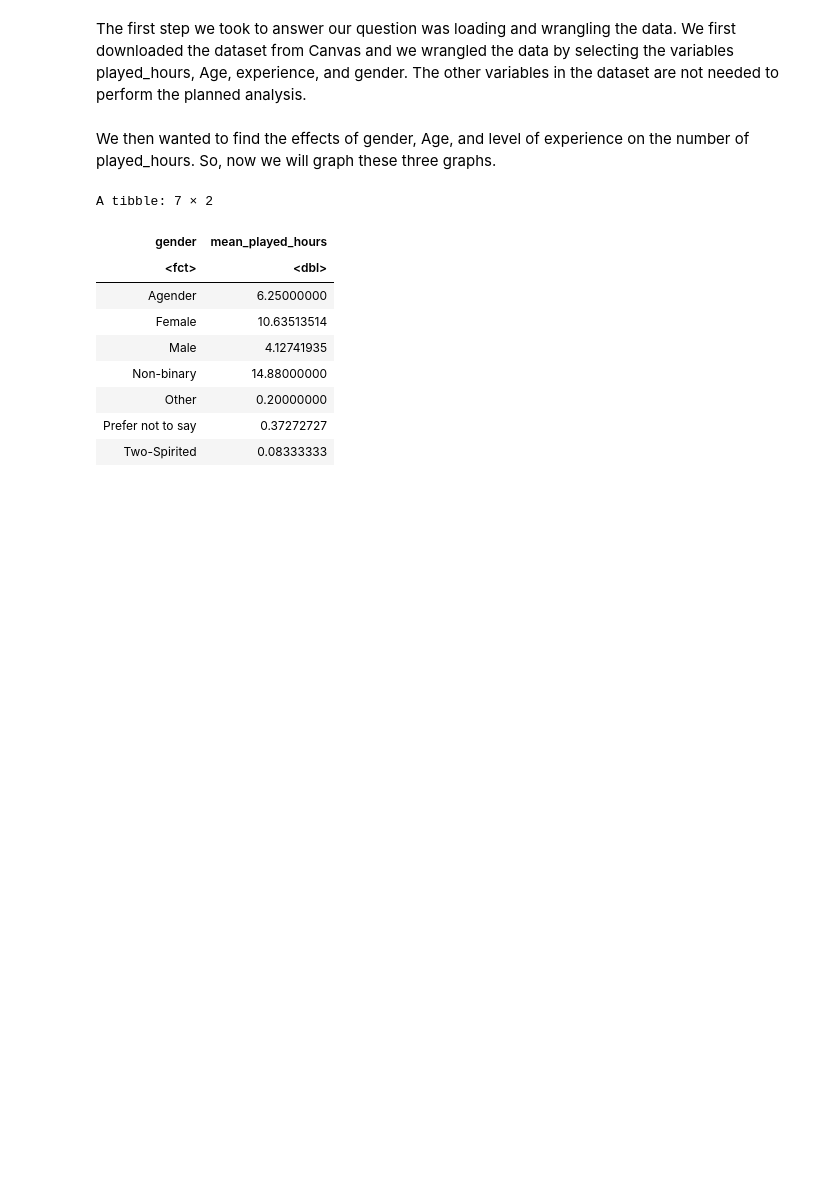
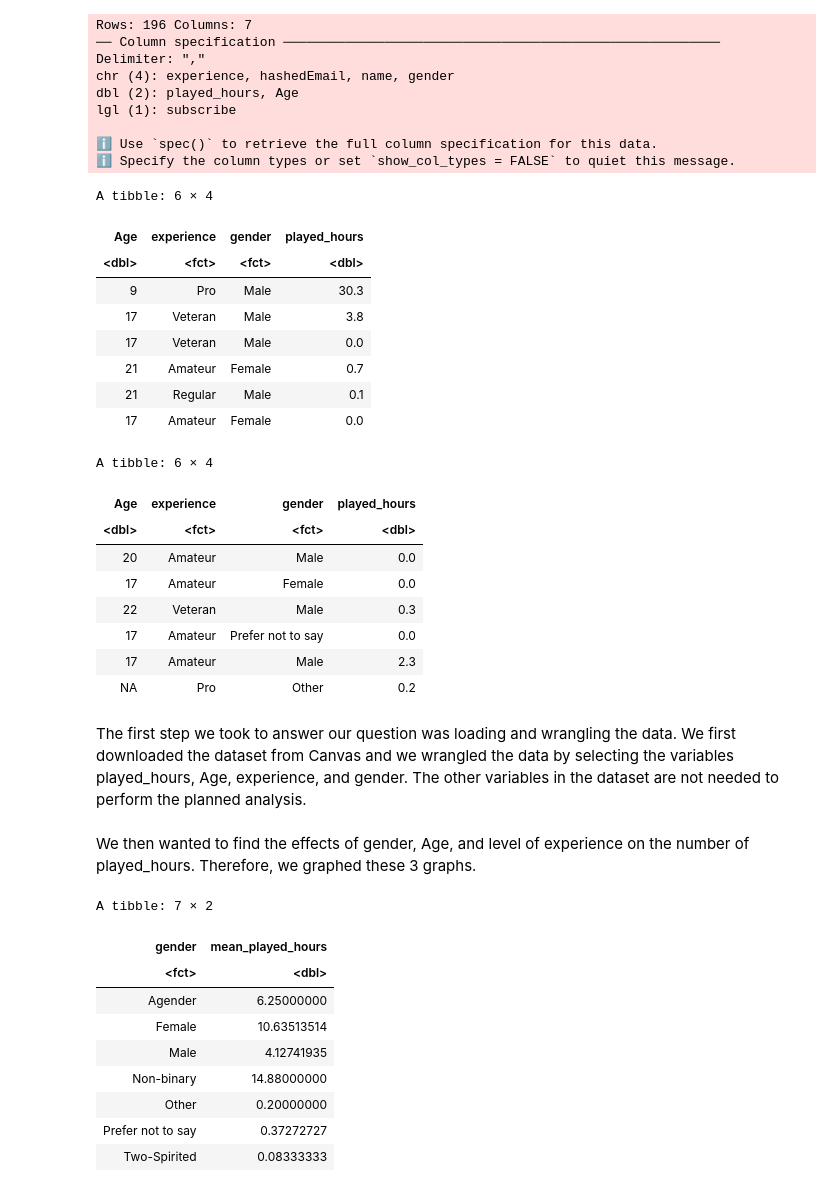
Before and after one commit to johnnyleeom/DSCI100-Project, a Jupyter notebook: Intro.ipynb, the cells around one changed output. Drawn from its saved outputs; the diff is of its cells as text; code cells hidden in the pictures; blank space fills up the shorter version.

```diff
--- a/Intro.ipynb
+++ b/Intro.ipynb
@@ -9,7 +47,43 @@ tail(players)
+# %%
+players <- read_csv("players.csv")
+players <- players |>
+    select(Age, experience, gender, played_hours) |>
+    mutate(experience = as.factor(experience)) |>
+    mutate(gender = as.factor(gender))
+head(players)
+tail(players)
+# %% [output]
+Rows: 196 Columns: 7
+── Column specification ────────────────────────────────────────────────────────
+Delimiter: ","
+chr (4): experience, hashedEmail, name, gender
+dbl (2): played_hours, Age
+lgl (1): subscribe
+
+ℹ Use `spec()` to retrieve the full column specification for this data.
+ℹ Specify the column types or set `show_col_types = FALSE` to quiet this message.
+A tibble: 6 × 4
+| Age | experience | gender | played_hours |
+| <dbl> | <fct> | <fct> | <dbl> |
+| 9 | Pro | Male | 30.3 |
+| 17 | Veteran | Male | 3.8 |
+| 17 | Veteran | Male | 0.0 |
+| 21 | Amateur | Female | 0.7 |
+| 21 | Regular | Male | 0.1 |
+| 17 | Amateur | Female | 0.0 |
+A tibble: 6 × 4
+| Age | experience | gender | played_hours |
+| <dbl> | <fct> | <fct> | <dbl> |
+| 20 | Amateur | Male | 0.0 |
+| 17 | Amateur | Female | 0.0 |
+| 22 | Veteran | Male | 0.3 |
+| 17 | Amateur | Prefer not to say | 0.0 |
+| 17 | Amateur | Male | 2.3 |
+| NA | Pro | Other | 0.2 |
 # %% [markdown]
 The first step we took to answer our question was loading and wrangling the data. We first downloaded the dataset from Canvas and we wrangled the data by selecting the variables played_hours, Age, experience, and gender. The other variables in the dataset are not needed to perform the planned analysis.
 # %% [markdown]
-We then wanted to find the effects of gender, Age, and level of experience on the number of played_hours. So, now we will graph these three graphs.
+We then wanted to find the effects of gender, Age, and level of experience on the number of played_hours. Therefore, we graphed these 3 graphs.
 # %%
 options(repr.plot.width = 10, repr.plot.height = 10)
 
```
Also changed, not shown: parts of 5 cells of this notebook.
